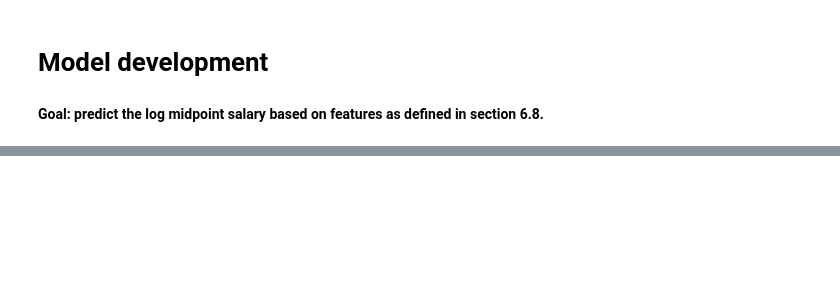
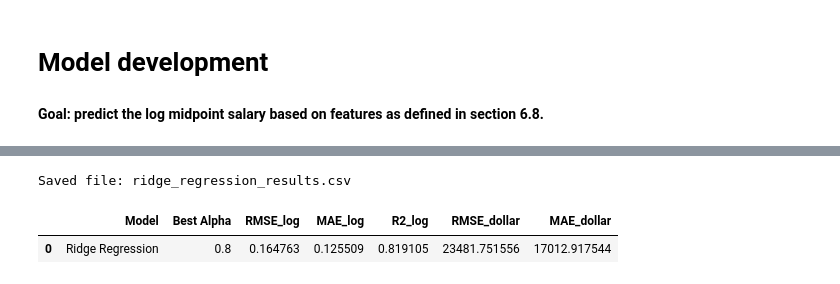
Before and after one commit to Trigger-chen/5243-project4, a Jupyter notebook: Project_1_revised.ipynb, the cells around one changed output, grey strips where cells are left out. Cells and saved outputs as stored; diff of their text form; code cells hidden in the pictures; blank space fills up the shorter version.

```diff
--- a/Project_1_revised.ipynb
+++ b/Project_1_revised.ipynb
@@ -3204,0 +3393,10 @@ plt.show()
+# %%
+X_train, X_test, y_train, y_test = train_test_split(
+    X,
+    y,
+    test_size=0.25,
+    random_state=42
+)
+
+print("Training set shape:", X_train.shape)
+print("Test set shape:", X_test.shape)
@@ -3204,0 +3533,10 @@ plt.show()
+# %%
+# Save model-level evaluation results
+ridge_results.to_csv("ridge_regression_results.csv", index=False)
+
+print("Saved file: ridge_regression_results.csv")
+display(ridge_results)
+# %% [output]
+Saved file: ridge_regression_results.csv
+|  | Model | Best Alpha | RMSE_log | MAE_log | R2_log | RMSE_dollar | MAE_dollar |
+| 0 | Ridge Regression | 0.8 | 0.164763 | 0.125509 | 0.819105 | 23481.751556 | 17012.917544 |
```
Also changed, not shown: parts of 29 cells of this notebook, 1 other file.
